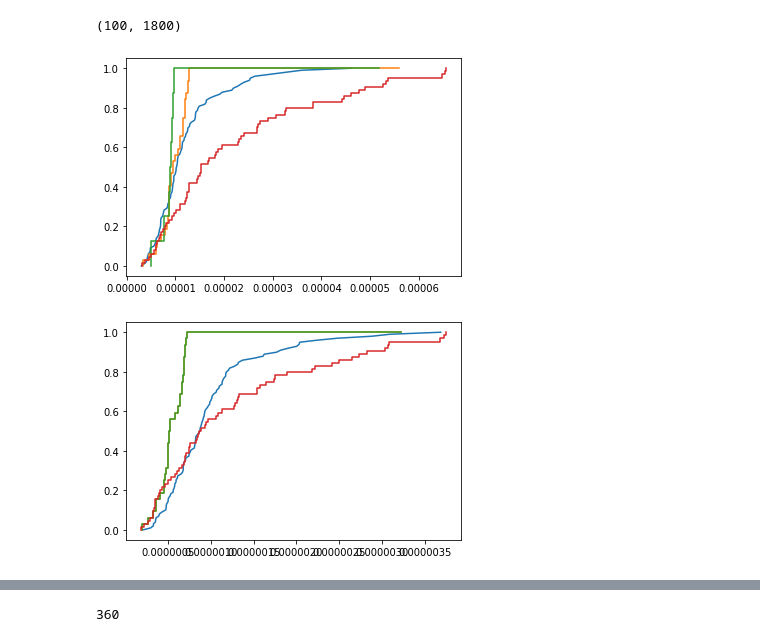
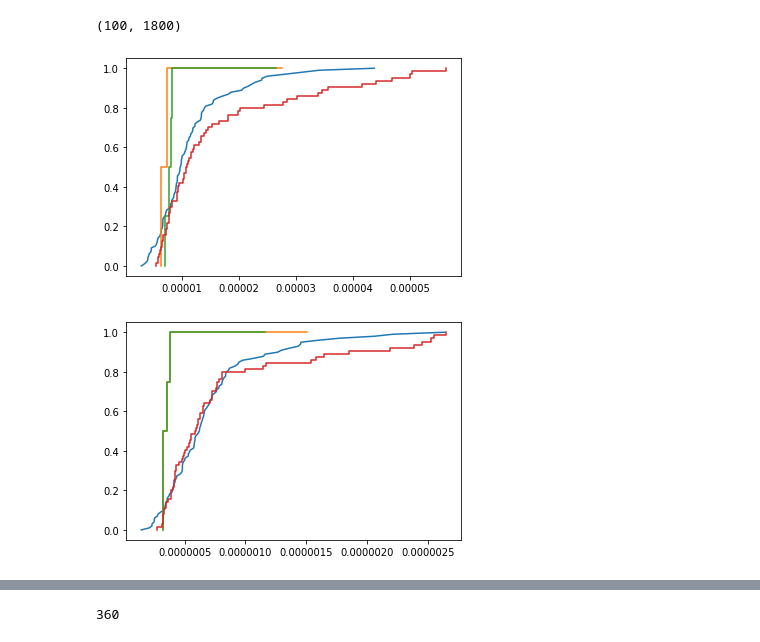
Before and after one commit to dbelivanis/Information-Theory-2, a Jupyter notebook: Optimization/check.ipynb, the cells around one changed output, grey strips where cells are left out. Drawn from its saved outputs; the diff is of its cells as text; code cells hidden in the pictures.

```diff
--- a/Optimization/check.ipynb
+++ b/Optimization/check.ipynb
@@ -104,24 +105,24 @@ q_MC_x.shape
 # %% [output]
 (100, 1800)
 # %%
-time_step = 3
+time_step = 25
 
 ii = N_steps_orig//(N_steps-1) * (time_step) -1
 
 
 
 Q_MC = q_MC_x[:,ii]
 
 index_MC = np.argsort(Q_MC)
 plt.plot(Q_MC[index_MC],np.linspace(0,1,100))
 
 plot_cdf(p,q_x,time_step,11)
 
 plot_cdf(p,q_x,time_step,7)
 
-plot_cdf(p,q_x,time_step,12)
+plot_cdf(p,q_x,time_step,24)
 # %% [output]
-[figure, old version]
+[figure, new version]
 # %%
 Q_MC = q_MC_y[:,ii]
 
@@ -131,9 +132,9 @@ plt.plot(Q_MC[index_MC],np.linspace(0,1,100))
 plot_cdf(p,q_y,time_step,11)
 
 plot_cdf(p,q_y,time_step,10)
-plot_cdf(p,q_y,time_step,13)
+plot_cdf(p,q_y,time_step,24)
 # %% [output]
-[figure, old version]
+[figure, new version]
 # %%
 p[23,:]
 # %% [output]
```
Also changed, not shown: parts of 21 cells of this notebook, 2 other files.
